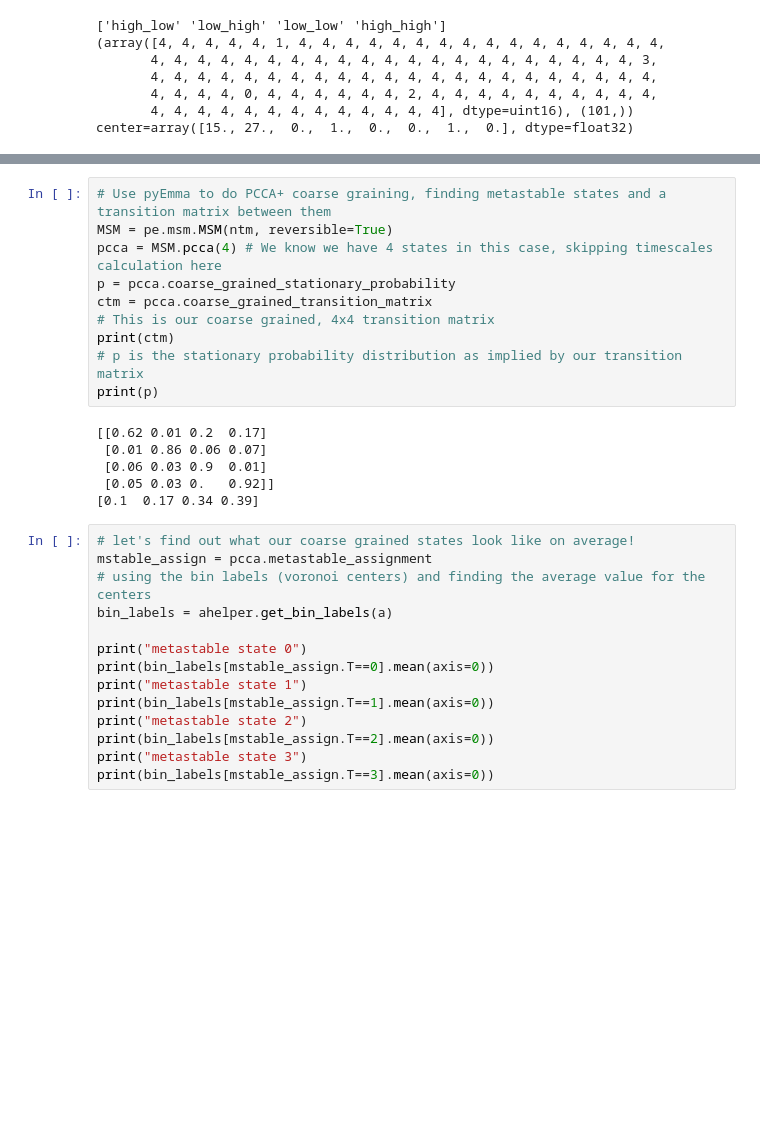
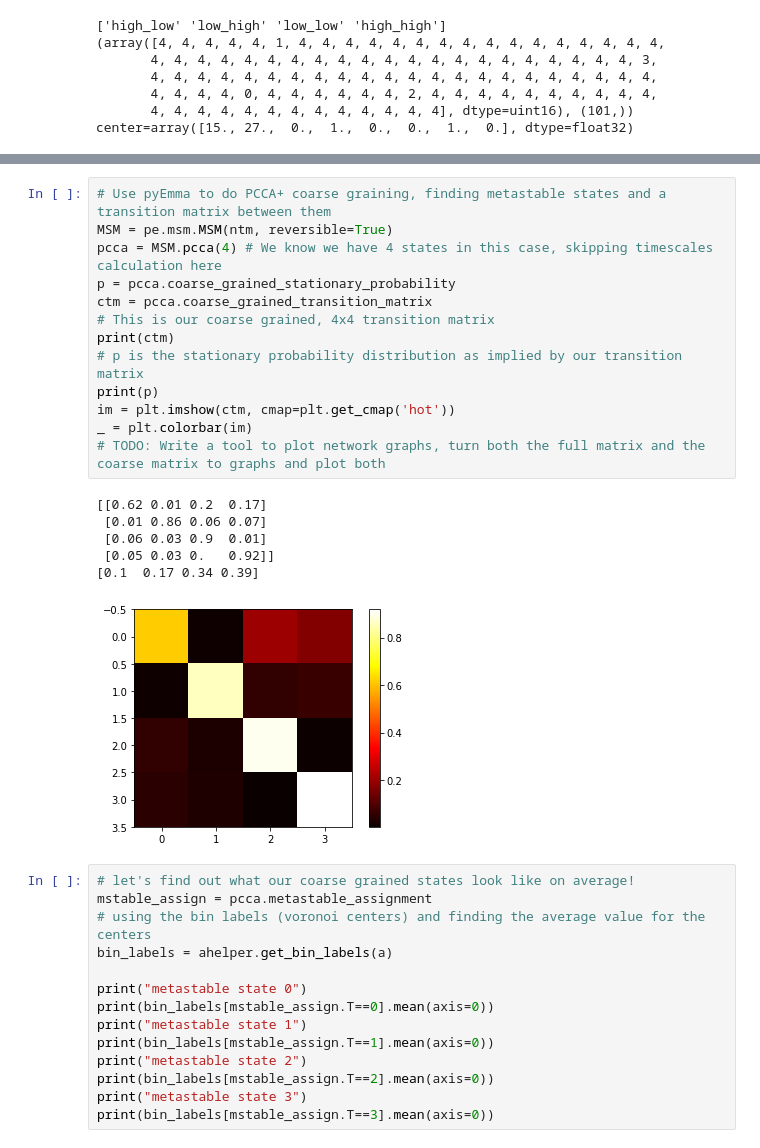
Before and after one commit to ASinanSaglam/WESTPA_Workshop_2018_Saglam, a Jupyter notebook: analysis/analysis_test.ipynb, the cells around one changed output, grey strips where cells are left out. Cells and saved outputs as stored; diff of their text form; blank space fills up the shorter version.

```diff
--- a/analysis/analysis_test.ipynb
+++ b/analysis/analysis_test.ipynb
@@ -170,19 +165,23 @@ print(ntm)
 # %%
 # Use pyEmma to do PCCA+ coarse graining, finding metastable states and a transition matrix between them
 MSM = pe.msm.MSM(ntm, reversible=True)
 pcca = MSM.pcca(4) # We know we have 4 states in this case, skipping timescales calculation here
 p = pcca.coarse_grained_stationary_probability
 ctm = pcca.coarse_grained_transition_matrix
 # This is our coarse grained, 4x4 transition matrix
 print(ctm)
 # p is the stationary probability distribution as implied by our transition matrix
 print(p)
+im = plt.imshow(ctm, cmap=plt.get_cmap('hot'))
+_ = plt.colorbar(im)
+# TODO: Write a tool to plot network graphs, turn both the full matrix and the coarse matrix to graphs and plot both
 # %% [output]
 [[0.62 0.01 0.2  0.17]
  [0.01 0.86 0.06 0.07]
  [0.06 0.03 0.9  0.01]
  [0.05 0.03 0.   0.92]]
 [0.1  0.17 0.34 0.39]
+[figure, added]
 # %%
 # let's find out what our coarse grained states look like on average!
 mstable_assign = pcca.metastable_assignment
```
Also changed, not shown: parts of 11 cells of this notebook.
